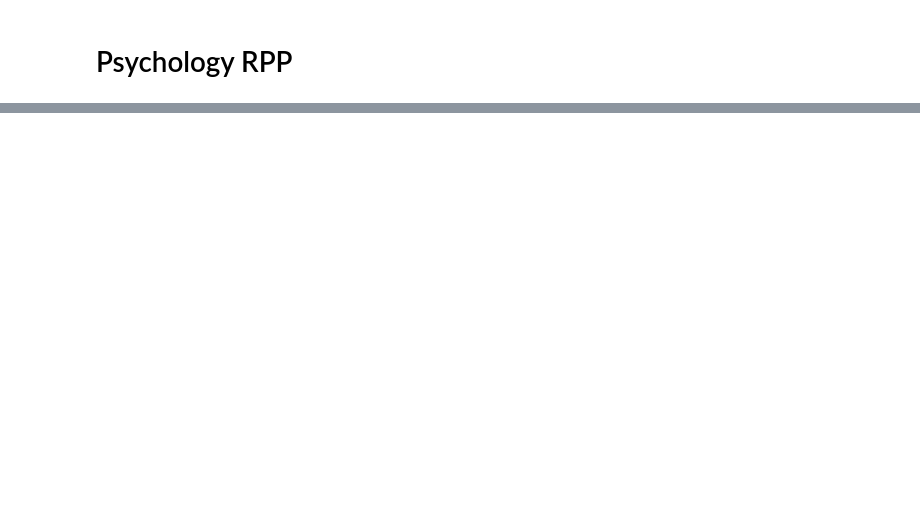
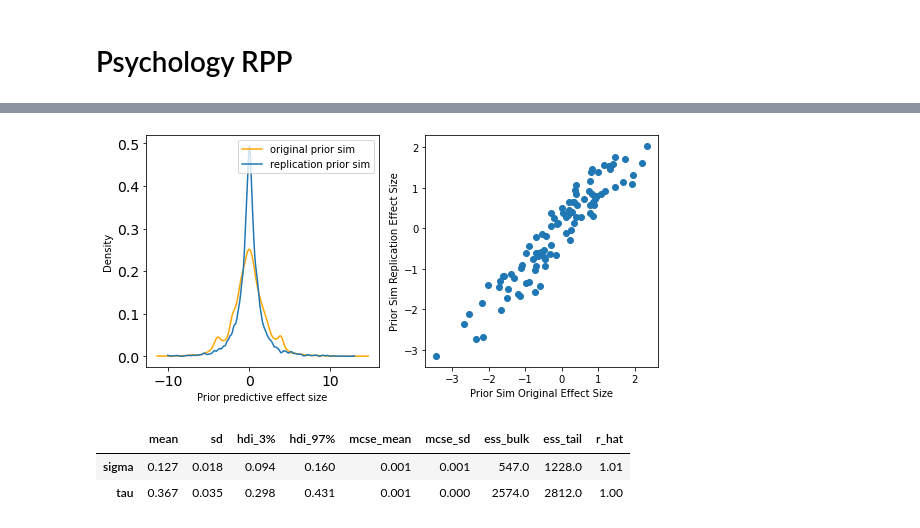
Before and after one commit to josephbb/ReplicationSurveys, a Jupyter notebook: StatisticalModel.ipynb, the cells around one changed output, grey strips where cells are left out. Cells and saved outputs as stored; diff of their text form; code cells hidden in the pictures; blank space fills up the shorter version.

```diff
--- a/StatisticalModel.ipynb
+++ b/StatisticalModel.ipynb
@@ -290,0 +90,5 @@ plt.savefig('./output/figure4.png',dpi=750)
+# %%
+idata_psych,trace_psych,prior_psych, ppc_psych = sample_publishing_model(df_psych,
+                                                                        prior={'s':1,
+                                                                        't':1,
+                                                                        'b':1})
@@ -290,0 +104,10 @@ plt.savefig('./output/figure4.png',dpi=750)
+# %%
+plot_prior_checks(prior_psych, './output/figures/SIPriorRPP.png')
+# %% [output]
+[figure, added]
+# %%
+make_summary_table(idata_psych, './output/tables/psych_posterior.tex')
+# %% [output]
+|  | mean | sd | hdi_3% | hdi_97% | mcse_mean | mcse_sd | ess_bulk | ess_tail | r_hat |
+| sigma | 0.127 | 0.018 | 0.094 | 0.160 | 0.001 | 0.001 | 547.0 | 1228.0 | 1.01 |
+| tau | 0.367 | 0.035 | 0.298 | 0.431 | 0.001 | 0.000 | 2574.0 | 2812.0 | 1.00 |
```
Also changed, not shown: parts of 45 cells of this notebook, 11 other files.
